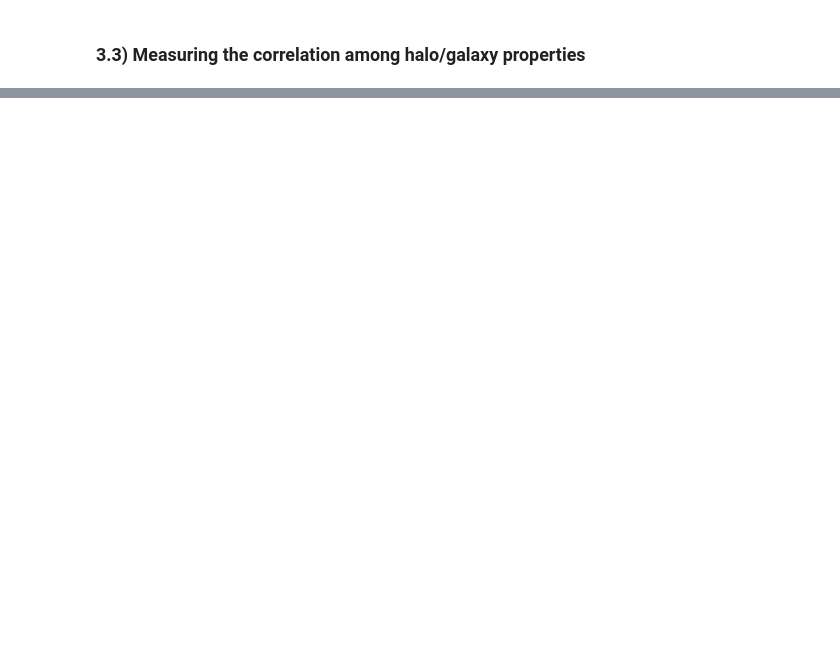
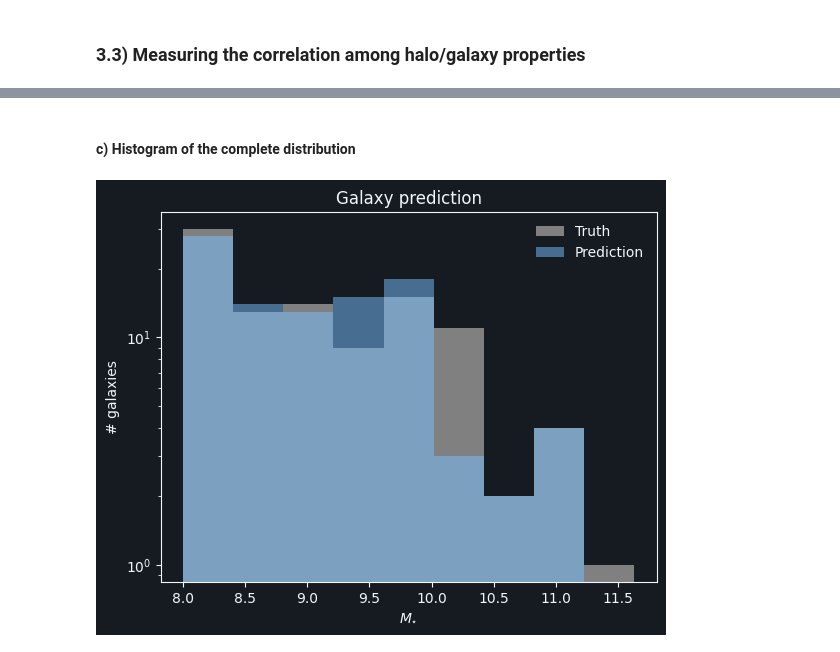
Before and after one commit to tofuples/Cosmology-ML, a Jupyter notebook: halo-galaxy.ipynb, the cells around one changed output, grey strips where cells are left out. Drawn from its saved outputs; the diff is of its cells as text; code cells hidden in the pictures; blank space fills up the shorter version.

```diff
--- a/halo-galaxy.ipynb
+++ b/halo-galaxy.ipynb
@@ -207,0 +368,2 @@ Text(0.5, 1.0, 'Galaxy properties')
+# %%
+prediction = my_model.predict(X_test)
@@ -207,0 +394,15 @@ Text(0.5, 1.0, 'Galaxy properties')
+# %% [markdown]
+#### c) Histogram of the complete distribution
+# %%
+plt.figure(dpi = 100)
+plt.title('Galaxy prediction')
+
+bins = np.linspace(np.min(y_test), np.max(y_test), 10)
+plt.hist(y_test, bins = bins, color = 'gray', label = 'Truth')
+plt.hist(prediction, bins = bins, color = 'C0', alpha = 0.5, label = 'Prediction')
+plt.xlabel(r'$M_{\star}$')
+plt.ylabel(r'# galaxies')
+plt.legend()
+plt.yscale('log')
+# %% [output]
+[figure, added]
```
Also changed, not shown: parts of 31 cells of this notebook, 1 other file.
